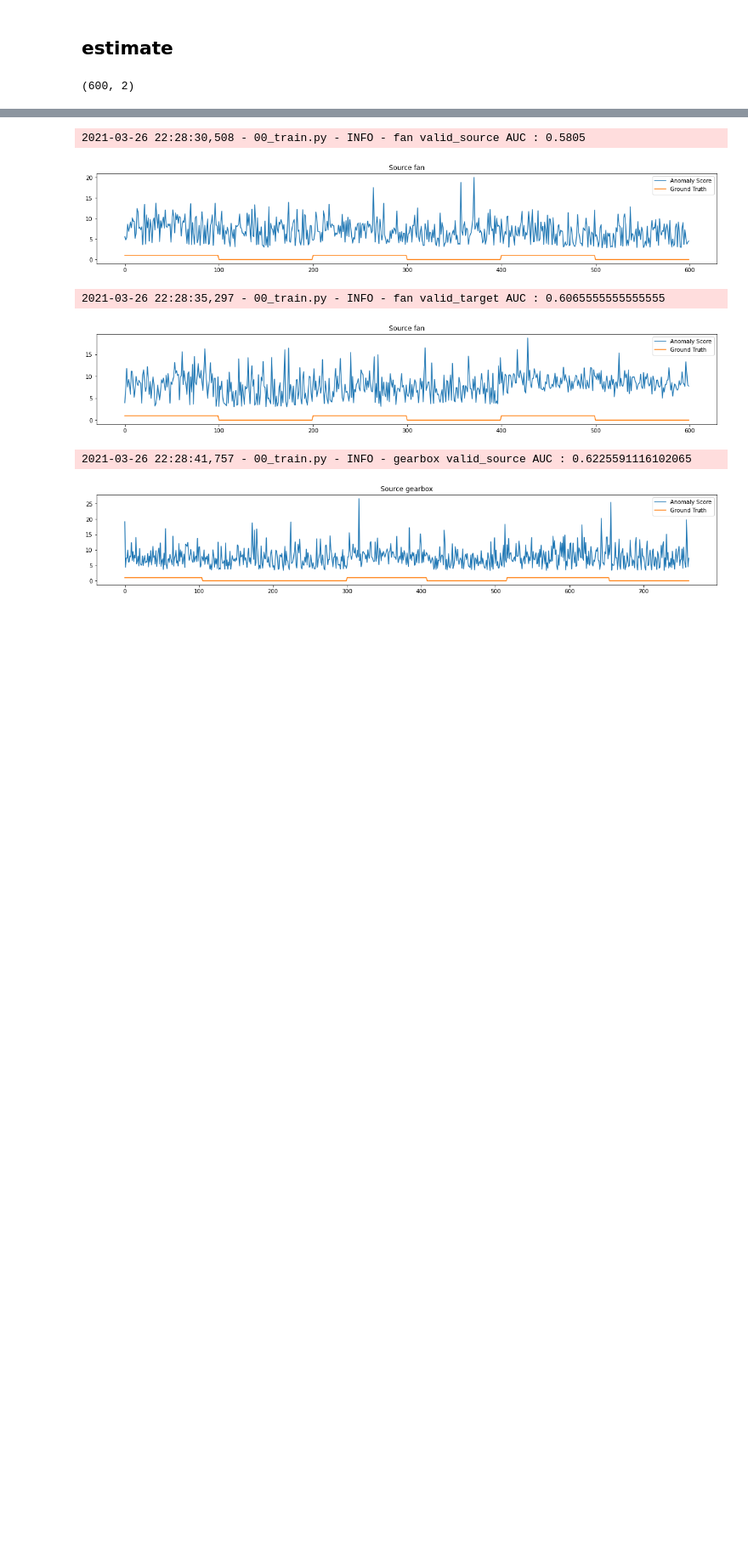
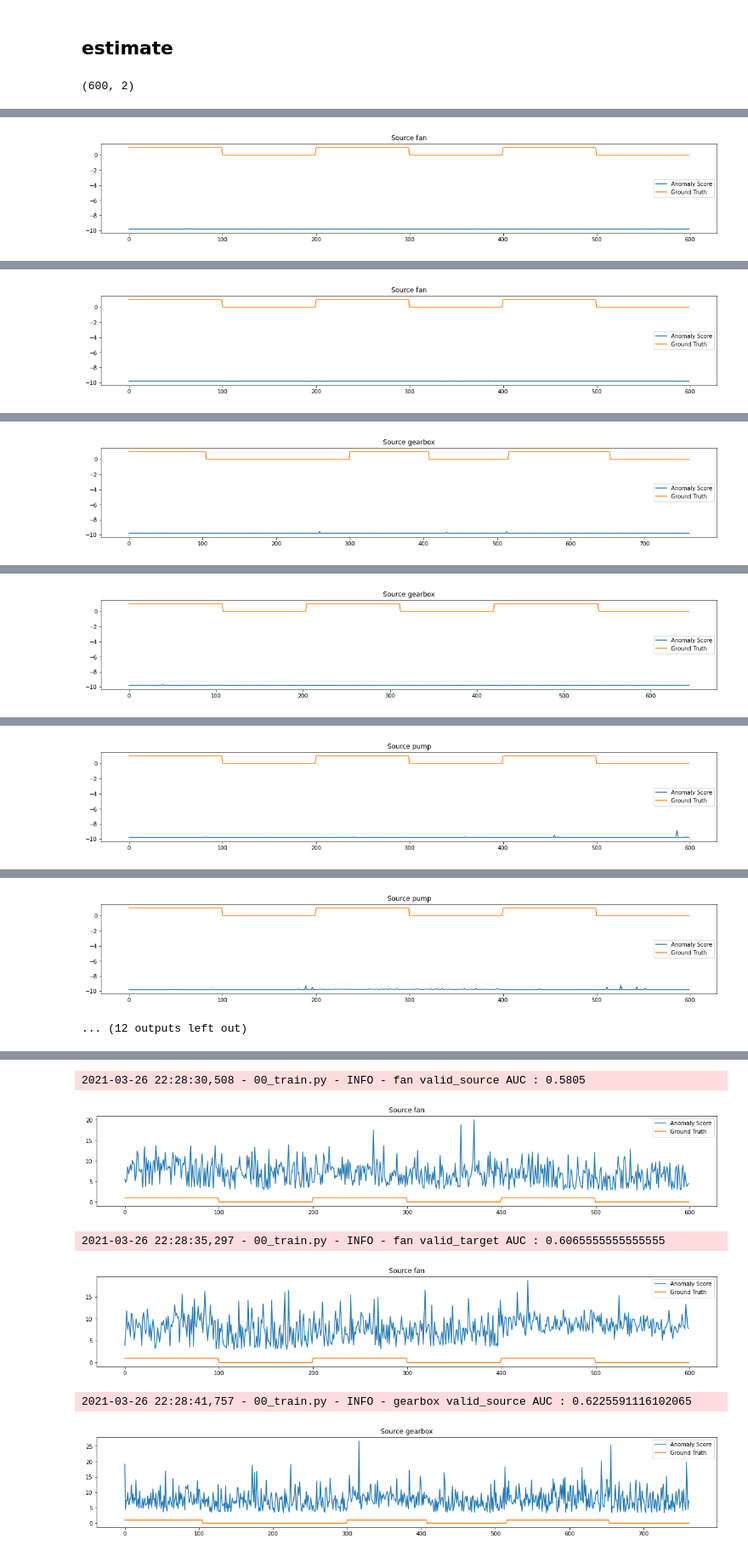
Before and after one commit to HirokiNarita/dcase2021_task2, a Jupyter notebook: src/model_codes/MahalanobisAD/GMM_paramtune/ex1/01_ex1_GMM_evaluation_notebook.ipynb, the cells around one changed output, grey strips where cells are left out. Shown at 85% size. Saved outputs shown, nothing was run; the diff lists cells and outputs as text; code cells hidden in the pictures; blank space fills up the shorter version.

```diff
--- a/src/model_codes/MahalanobisAD/GMM_paramtune/ex1/01_ex1_GMM_evaluation_notebook.ipynb
+++ b/src/model_codes/MahalanobisAD/GMM_paramtune/ex1/01_ex1_GMM_evaluation_notebook.ipynb
@@ -104,4 +105,10 @@ def load_ext_data(machine_type):
 def load_gmm(machine_type, n_components):
     gmm = pd.read_pickle(f'{MODEL_DIR}/{machine_type}/{machine_type}_model_n={n_components}.pkl')
     return gmm
+# %%
+gmm = load_gmm(machine_types[0], 2)
+# %%
+gmm.predict_proba(X).shape
+# %% [output]
+(600, 2)
 # %%
@@ -148,4 +147,0 @@ class GMM_estimator():
-# %%
-gmm.predict_proba(features).shape
-# %% [output]
-(600, 2)
@@ -153,0 +148,24 @@ gmm.predict_proba(features).shape
+# %%
+n_components = 2
+
+for machine_type in machine_types:
+    # load data
+    ext_data = load_ext_data(machine_type)
+    # load gmm
+    gmm = load_gmm(machine_type, n_components)
+    # inference and calc AUC
+    for phase in ['valid_source', 'valid_target']:
+        features = ext_data[phase]['features']
+        labels = ext_data[phase]['labels']
+        est = GMM_estimator(gmm, precisions_Cholesky=False)
+        anomaly_score = est.calc_energy(features)
+        roc_auc = roc_auc_score(labels, anomaly_score)
+        logger.info(f'{machine_type} {phase} AUC : {roc_auc}')
+        # plot
+        plt.figure(figsize=(20,3))
+        plt.title(f'Source {machine_type}')
+        plt.plot(anomaly_score, label='Anomaly Score')
+        plt.plot(labels, label='Ground Truth')
+        plt.legend()
+        plt.show()
+# %% [output]
@@ -153,0 +173 @@ gmm.predict_proba(features).shape
+[figure, added]
@@ -153,0 +175 @@ gmm.predict_proba(features).shape
+[figure, added]
@@ -153,0 +177 @@ gmm.predict_proba(features).shape
+[figure, added]
@@ -153,0 +179 @@ gmm.predict_proba(features).shape
+[figure, added]
@@ -153,0 +181 @@ gmm.predict_proba(features).shape
+[figure, added]
@@ -153,0 +183,2 @@ gmm.predict_proba(features).shape
+[figure, added]
+... (12 outputs left out)
```
Also changed, not shown: parts of 6 cells of this notebook.
